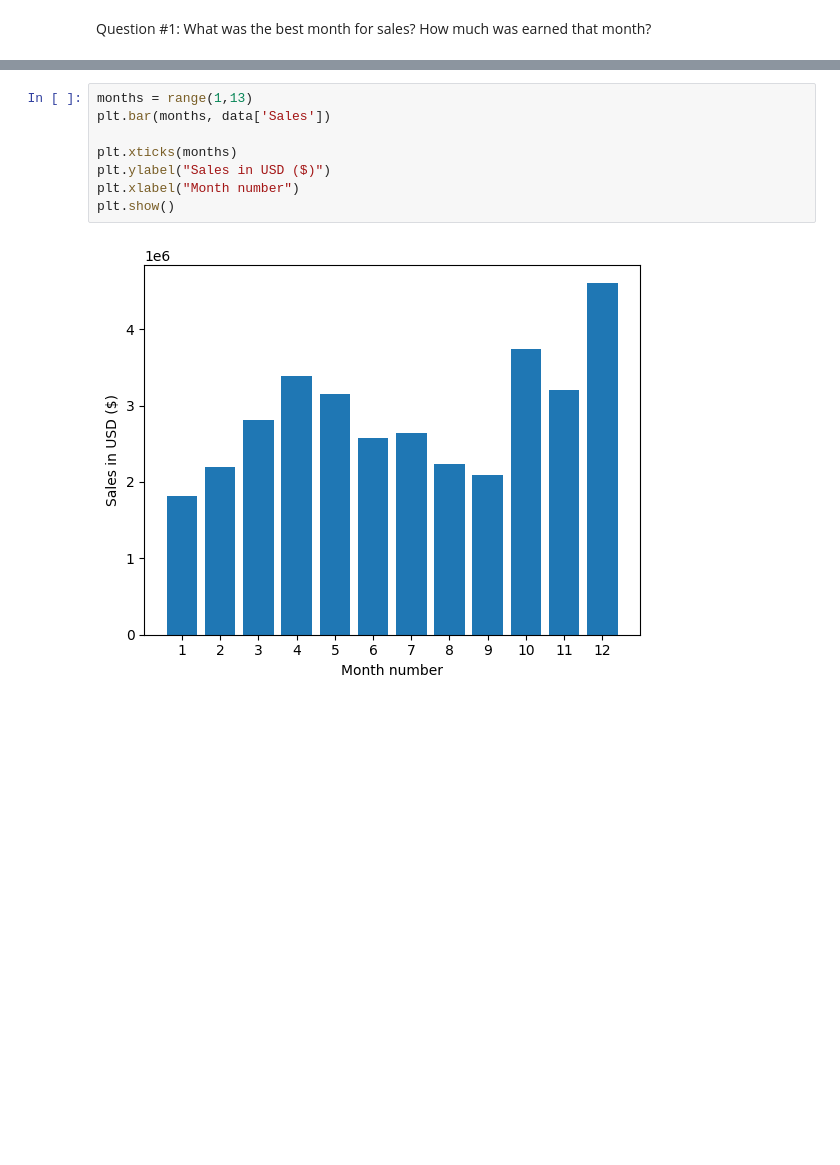
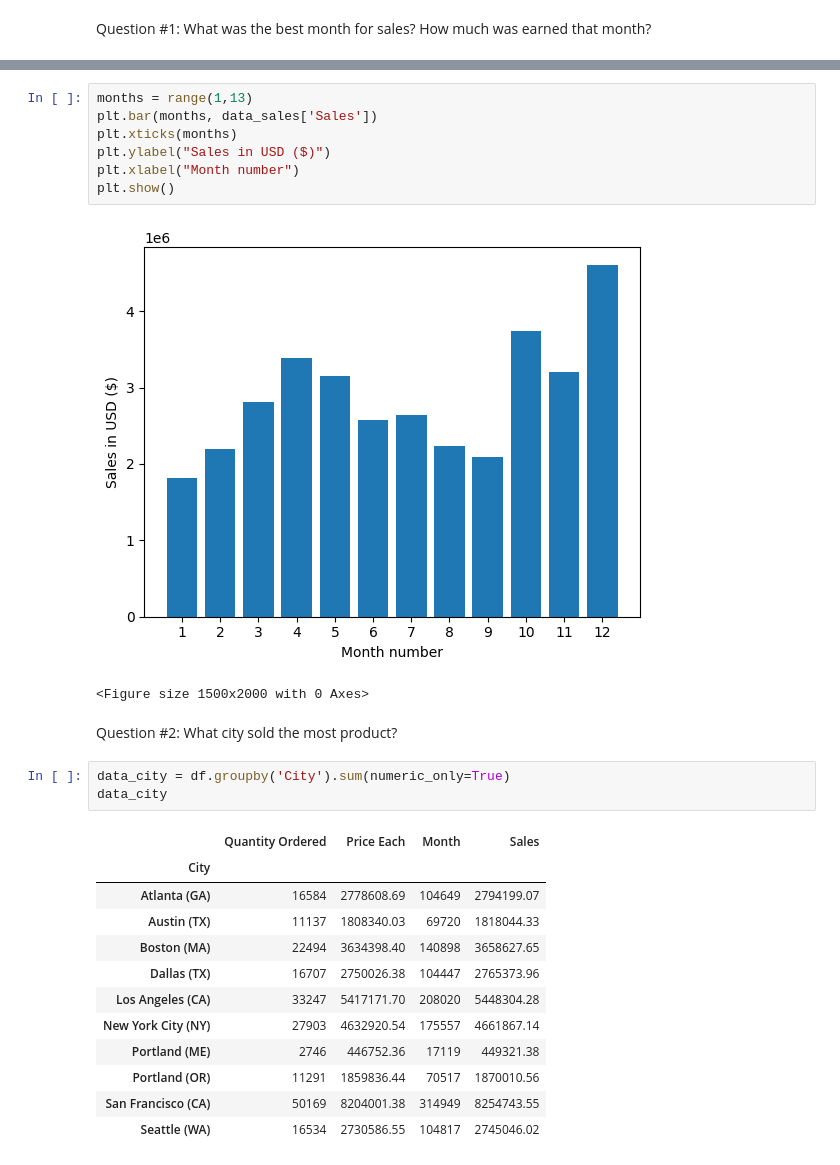
Before and after one commit to Naderiii/SalesAnalysis, a Jupyter notebook: SalesAnalysis.ipynb, the cells around one changed output, grey strips where cells are left out. Saved outputs shown, nothing was run; the diff lists cells and outputs as text; blank space fills up the shorter version.

```diff
--- a/SalesAnalysis.ipynb
+++ b/SalesAnalysis.ipynb
@@ -204,11 +207,29 @@ data
 | 12 | 28074 | 4583267.77 | 4608295.70 |
 # %%
 months = range(1,13)
-plt.bar(months, data['Sales'])
-
+plt.bar(months, data_sales['Sales'])
 plt.xticks(months)
 plt.ylabel("Sales in USD ($)")
 plt.xlabel("Month number")
 plt.show()
 # %% [output]
 [figure]
+<Figure size 1500x2000 with 0 Axes>
+# %% [markdown]
+Question #2: What city sold the most product?
+# %%
+data_city = df.groupby('City').sum(numeric_only=True)
+data_city
+# %% [output]
+|  | Quantity Ordered | Price Each | Month | Sales |
+| City |  |  |  |  |
+| Atlanta (GA) | 16584 | 2778608.69 | 104649 | 2794199.07 |
+| Austin (TX) | 11137 | 1808340.03 | 69720 | 1818044.33 |
+| Boston (MA) | 22494 | 3634398.40 | 140898 | 3658627.65 |
+| Dallas (TX) | 16707 | 2750026.38 | 104447 | 2765373.96 |
+| Los Angeles (CA) | 33247 | 5417171.70 | 208020 | 5448304.28 |
+| New York City (NY) | 27903 | 4632920.54 | 175557 | 4661867.14 |
+| Portland (ME) | 2746 | 446752.36 | 17119 | 449321.38 |
+| Portland (OR) | 11291 | 1859836.44 | 70517 | 1870010.56 |
+| San Francisco (CA) | 50169 | 8204001.38 | 314949 | 8254743.55 |
+| Seattle (WA) | 16534 | 2730586.55 | 104817 | 2745046.02 |
```
Also changed, not shown: parts of 5 cells of this notebook.
